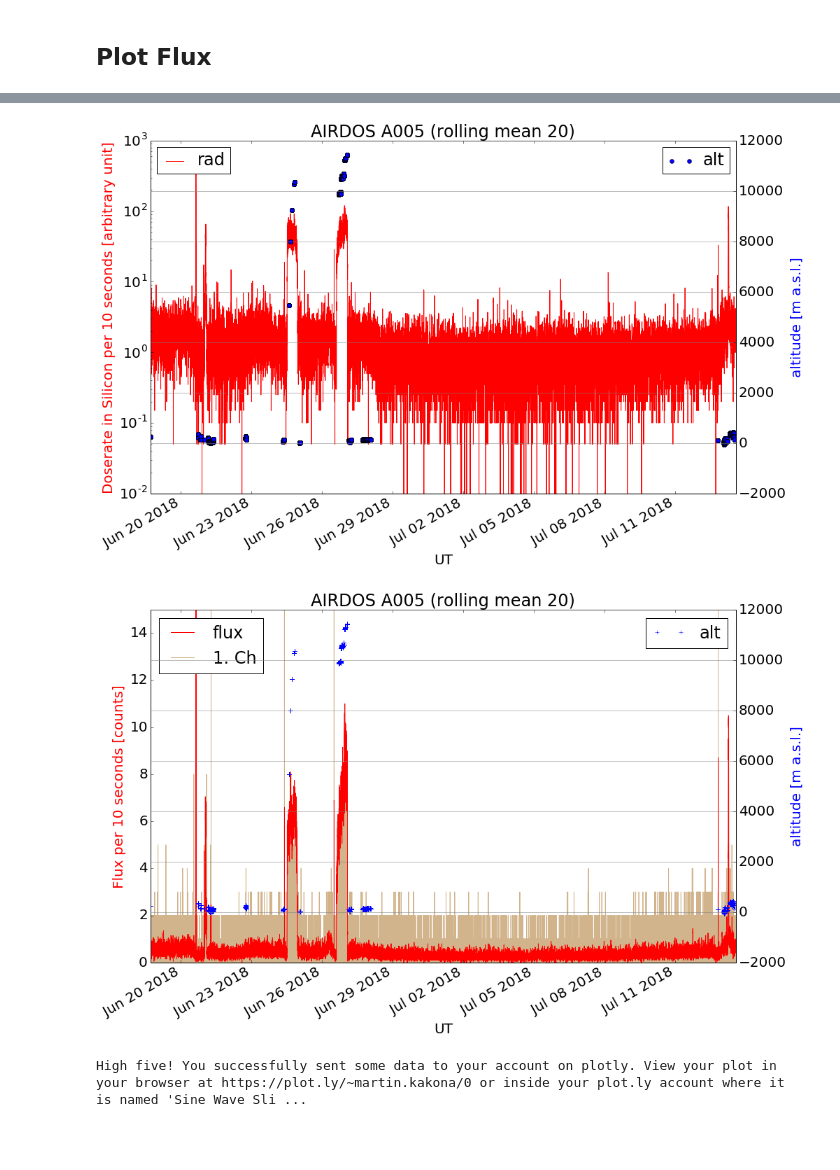
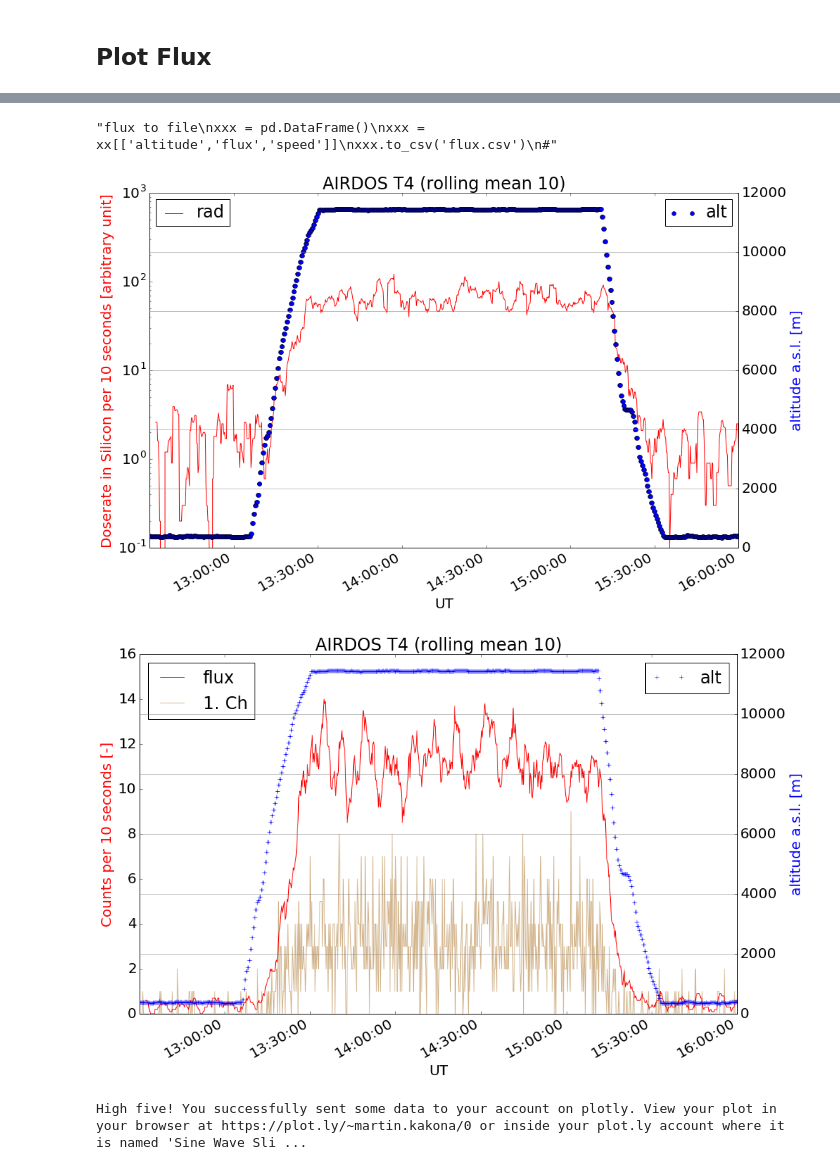
Before and after one commit to ODZ-UJF-AV-CR/AIRDOS-parser, a Jupyter notebook: AIRDOS4_256_flux.ipynb, the cells around one changed output, grey strips where cells are left out. Drawn from its saved outputs; the diff is of its cells as text; code cells hidden in the pictures; blank space fills up the shorter version.

```diff
--- a/AIRDOS4_256_flux.ipynb
+++ b/AIRDOS4_256_flux.ipynb
@@ -82,8 +82,8 @@ dfo.drop(dfo[dfo[0]=='$GPGGA'].index, inplace=True)
 
 dfo.to_csv('radiation.csv')
 # %%
-DeviceName = 'AIRDOS A005'
-#DeviceName = 'AIRDOS T4'
+#DeviceName = 'AIRDOS A005'
+DeviceName = 'AIRDOS T4'
 plt.figure(figsize=(15,10))
 matplotlib.rcParams.update({'font.size': 15})
 
@@ -93,18 +93,19 @@ dfo = dfo.dropna(subset=['date'])
 dfo['date'] = pd.to_datetime(dfo['date'])
 dfo = dfo.set_index(['date'])
 #xx = dfo.loc['2018-01-03 17:00:00':]
-xx = dfo.loc['2018-06-23 11:00:00':'2018-06-27 10:00:00']
+#xx = dfo.loc['2018-06-23 11:00:00':'2018-06-27 10:00:00']
+xx = dfo.loc['2017-11-29 12:30:00':'2017-11-29 16:00:00']
 #xx = dfo
 #pandas.rolling_mean(arg, window, min_periods=None, freq=None, center=False, how=None, **kwargs)
 
-NOISE_LEVEL=269
+NOISE_LEVEL=261
 LAST_CHANNEL=515
 xx['flux'] = xx[range(NOISE_LEVEL,LAST_CHANNEL)].sum(axis=1)
 xx['highflux'] = xx[range(NOISE_LEVEL+20,LAST_CHANNEL)].sum(axis=1)
 xx[range(NOISE_LEVEL,LAST_CHANNEL)] = xx[range(NOISE_LEVEL,LAST_CHANNEL)].mul(range(1,LAST_CHANNEL+1-NOISE_LEVEL),axis=1)
 xx['rad'] = xx[range(NOISE_LEVEL,LAST_CHANNEL)].sum(axis=1)
 
-WINDOW = 20
+WINDOW = 10
 xx['rad'] = pd.rolling_mean(xx['rad'],WINDOW)
 xx['flux'] = pd.rolling_mean(xx['flux'],WINDOW)
 xx['highflux'] = pd.rolling_mean(xx['highflux'],WINDOW)
@@ -122,7 +123,7 @@ plt.legend(loc=2)
 ax = plt.twinx()
 
 xx['altitude'].plot(c='b', label='alt', marker='o', linewidth='5', linestyle='None')
-plt.ylabel('altitude [m a.s.l.]', color='blue')
+plt.ylabel('altitude a.s.l. [m]', color='blue')
 #plt.ylim([0,500])
 plt.grid(b=True, which='major', color='grey', linestyle='-')
 plt.grid(b=True, which='minor', color='grey', linestyle='-')
@@ -132,11 +133,11 @@ plt.figure(figsize=(15,10))
 matplotlib.rcParams.update({'font.size': 20})
 
 xx['flux'].plot(c='red')
-plt.ylim([0,15])
+plt.ylim([0,16])
 
 plt.plot(xx.iloc[:,NOISE_LEVEL],c='tan',label='1. Ch',zorder=1)
 plt.xlabel('UT')
-plt.ylabel('Flux per 10 seconds [counts]', color='red')
+plt.ylabel('Counts per 10 seconds [-]', color='red')
 plt.legend(loc=2)
 
 ax = plt.twinx()
@@ -144,7 +145,7 @@ ax = plt.twinx()
 #plt.ylim([11400,11460])
 xx['altitude'].plot(c='b', label='alt', marker='+', linewidth='2', linestyle='none', drawstyle='steps-mid')
 #xx['altitude'].plot(c='b', label='alt', linewidth='1')
-plt.ylabel('altitude [m a.s.l.]', color='blue')
+plt.ylabel('altitude a.s.l. [m]', color='blue')
 
 plt.grid(b=True, which='major', color='grey', linestyle='-')
 plt.grid(b=True, which='minor', color='grey', linestyle='-')
@@ -162,5 +179,6 @@ xxx.to_csv('flux.csv')
+"flux to file\nxxx = pd.DataFrame()\nxxx = xx[['altitude','flux','speed']]\nxxx.to_csv('flux.csv')\n#"
-[figure, old version]
+[figure, new version]
-[figure, old version]
+[figure, new version]
 # %%
 import plotly.plotly as py
 #import numpy as np
```
Also changed, not shown: parts of 3 cells of this notebook, 2 other files.
